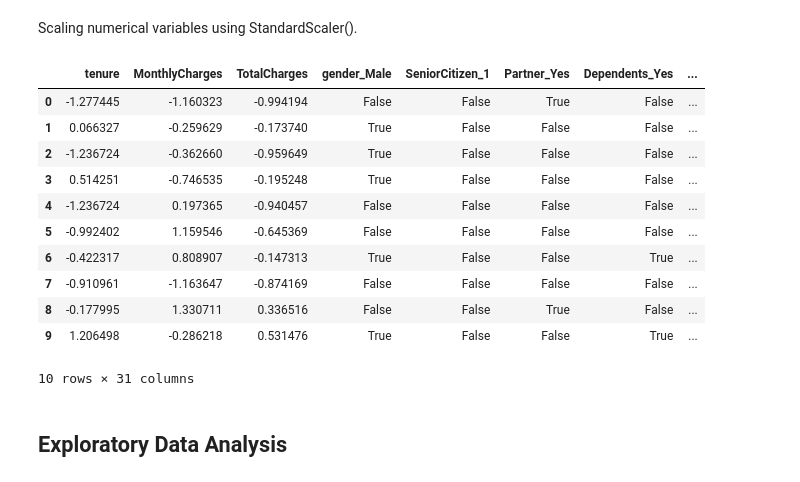
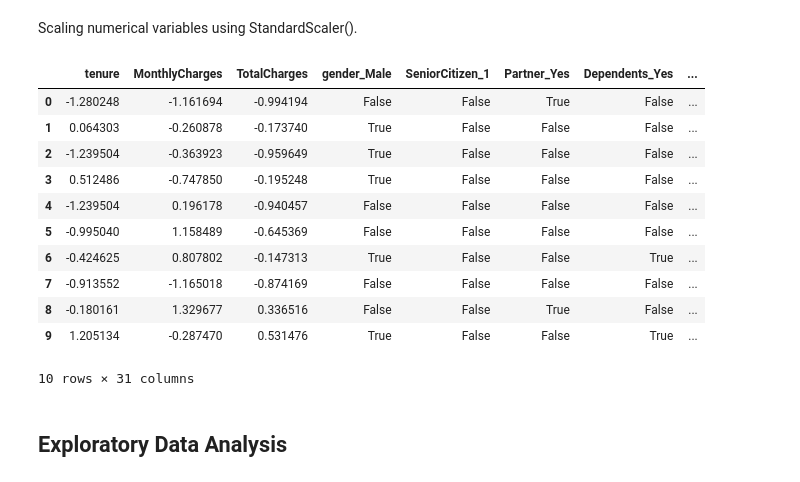
Before and after one commit to jothig22/Assumption-junction, a Jupyter notebook: JothiGupta_JKJ_gam.ipynb, the cells around one changed output. Cells and saved outputs as stored; diff of their text form; code cells hidden in the pictures.

```diff
--- a/JothiGupta_JKJ_gam.ipynb
+++ b/JothiGupta_JKJ_gam.ipynb
@@ -141,23 +146,24 @@ Scaling numerical variables using StandardScaler().
 # %%
 # Scaling numerical variables
 clean_df['TotalCharges'] = pd.to_numeric(clean_df['TotalCharges'], errors='coerce')
 numerical_cols = ['tenure', 'MonthlyCharges', 'TotalCharges']
 scaler = StandardScaler()
 clean_df[numerical_cols] = scaler.fit_transform(clean_df[numerical_cols])
+clean_df = clean_df.dropna()
 
 clean_df.head(10)
 # %% [output]
 |  | tenure | MonthlyCharges | TotalCharges | gender_Male | SeniorCitizen_1 | Partner_Yes | Dependents_Yes | ... |
-| 0 | -1.277445 | -1.160323 | -0.994194 | False | False | True | False | ... |
-| 1 | 0.066327 | -0.259629 | -0.173740 | True | False | False | False | ... |
-| 2 | -1.236724 | -0.362660 | -0.959649 | True | False | False | False | ... |
-| 3 | 0.514251 | -0.746535 | -0.195248 | True | False | False | False | ... |
-| 4 | -1.236724 | 0.197365 | -0.940457 | False | False | False | False | ... |
-| 5 | -0.992402 | 1.159546 | -0.645369 | False | False | False | False | ... |
-| 6 | -0.422317 | 0.808907 | -0.147313 | True | False | False | True | ... |
-| 7 | -0.910961 | -1.163647 | -0.874169 | False | False | False | False | ... |
-| 8 | -0.177995 | 1.330711 | 0.336516 | False | False | True | False | ... |
-| 9 | 1.206498 | -0.286218 | 0.531476 | True | False | False | True | ... |
+| 0 | -1.280248 | -1.161694 | -0.994194 | False | False | True | False | ... |
+| 1 | 0.064303 | -0.260878 | -0.173740 | True | False | False | False | ... |
+| 2 | -1.239504 | -0.363923 | -0.959649 | True | False | False | False | ... |
+| 3 | 0.512486 | -0.747850 | -0.195248 | True | False | False | False | ... |
+| 4 | -1.239504 | 0.196178 | -0.940457 | False | False | False | False | ... |
+| 5 | -0.995040 | 1.158489 | -0.645369 | False | False | False | False | ... |
+| 6 | -0.424625 | 0.807802 | -0.147313 | True | False | False | True | ... |
+| 7 | -0.913552 | -1.165018 | -0.874169 | False | False | False | False | ... |
+| 8 | -0.180161 | 1.329677 | 0.336516 | False | False | True | False | ... |
+| 9 | 1.205134 | -0.287470 | 0.531476 | True | False | False | True | ... |
 10 rows × 31 columns
 # %% [markdown]
 ## Exploratory Data Analysis
```
Also changed, not shown: parts of 6 cells of this notebook.
